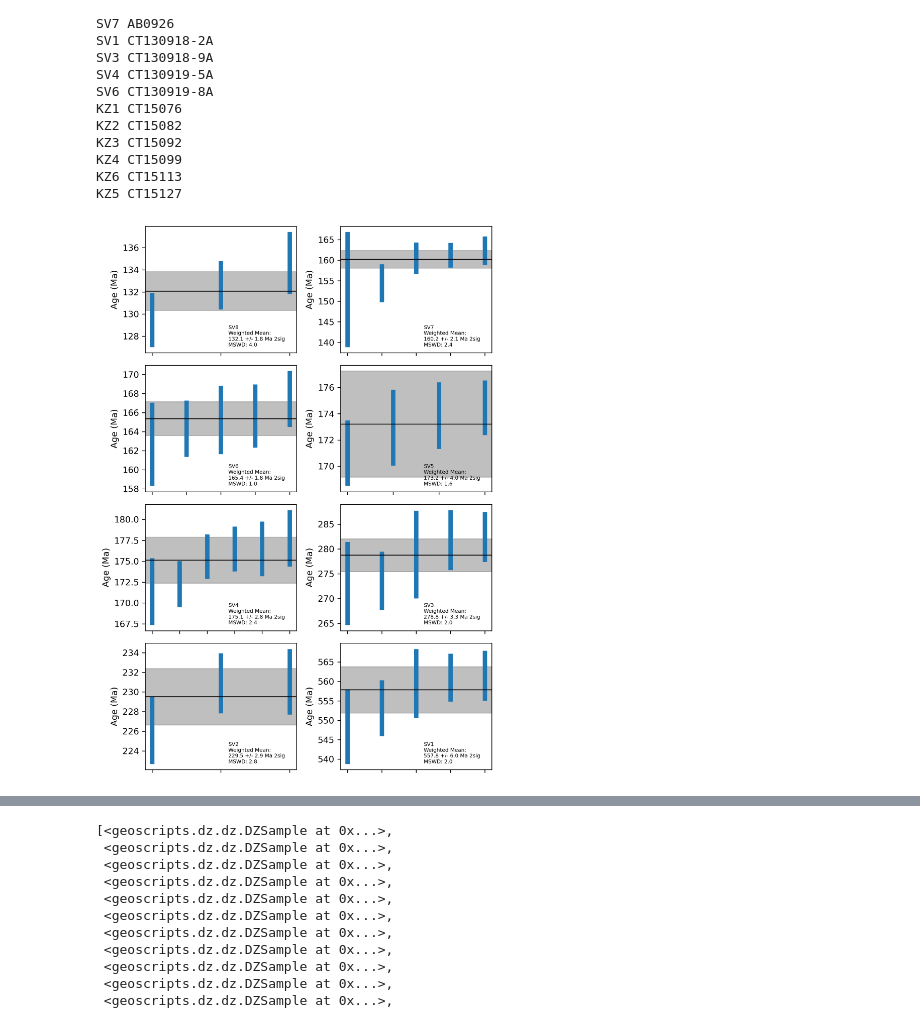
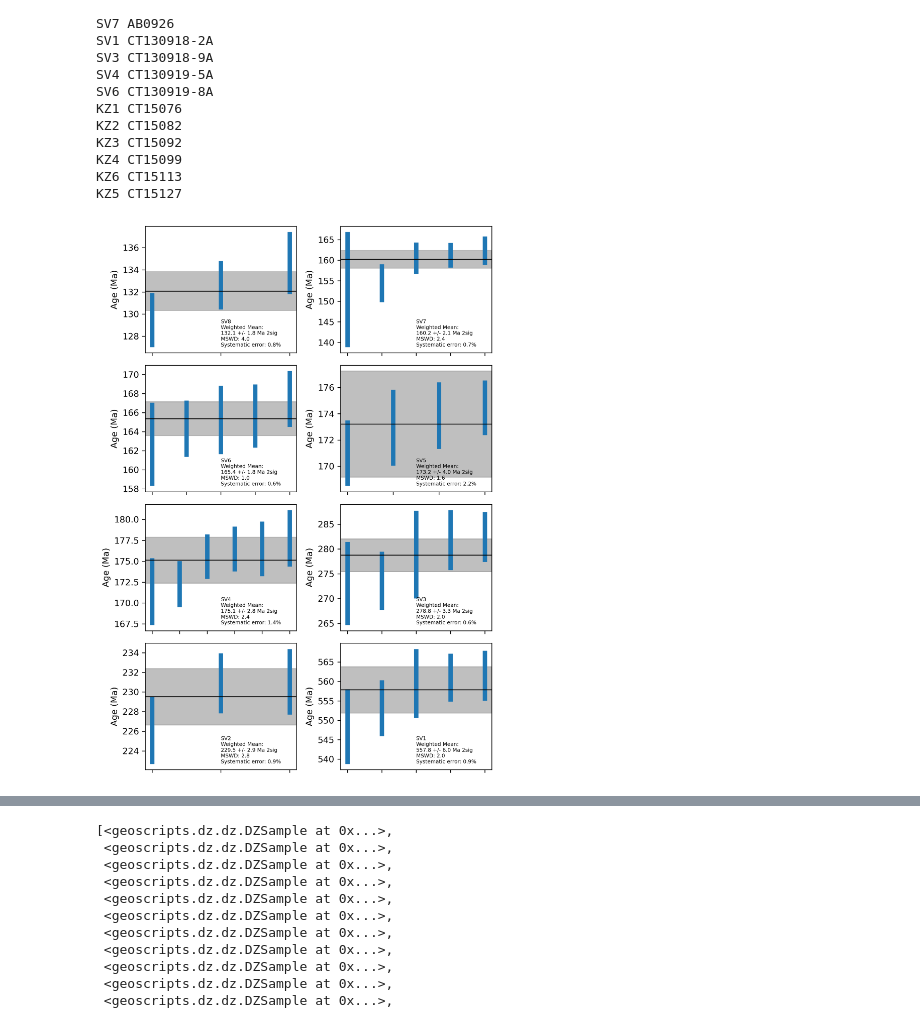
Before and after one commit to dyvasey/dz-caucasus, a Jupyter notebook: supp.ipynb, the cells around one changed output, grey strips where cells are left out. Drawn from its saved outputs; the diff is of its cells as text; code cells hidden in the pictures.

```diff
--- a/supp.ipynb
+++ b/supp.ipynb
@@ -55,15 +55,15 @@ ru = [smp for smp in samples if 'RU' in smp.name]
 # %%
 # Plot MDAs
 fig, axs = plt.subplots(4,2,dpi=300,figsize=(6.5,9))
 
 for k,smp in enumerate(sv_samples):
-    smp.plot_mda(axs.flat[k])
+    smp.plot_mda(axs.flat[k],syst_error=True)
 
 plt.tight_layout()
 
 fig.savefig('sv_mda_plots.pdf')
 # %% [output]
-[figure, old version]
+[figure, new version]
 # %%
 # Plot MDAs
 fig, axs = plt.subplots(4,2,dpi=300,figsize=(6.5,9))
```
Also changed, not shown: parts of 3 cells of this notebook, 7 other files.
